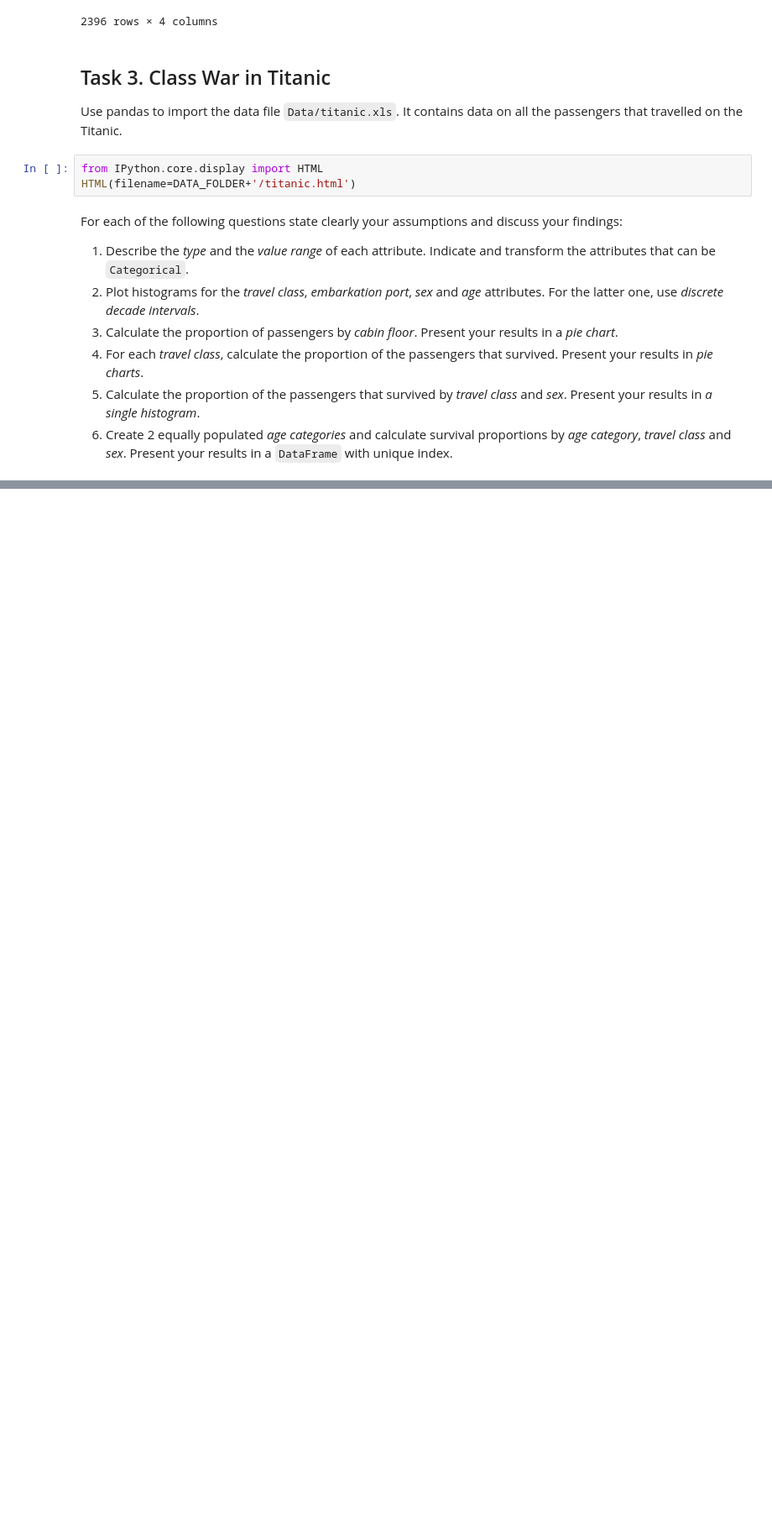
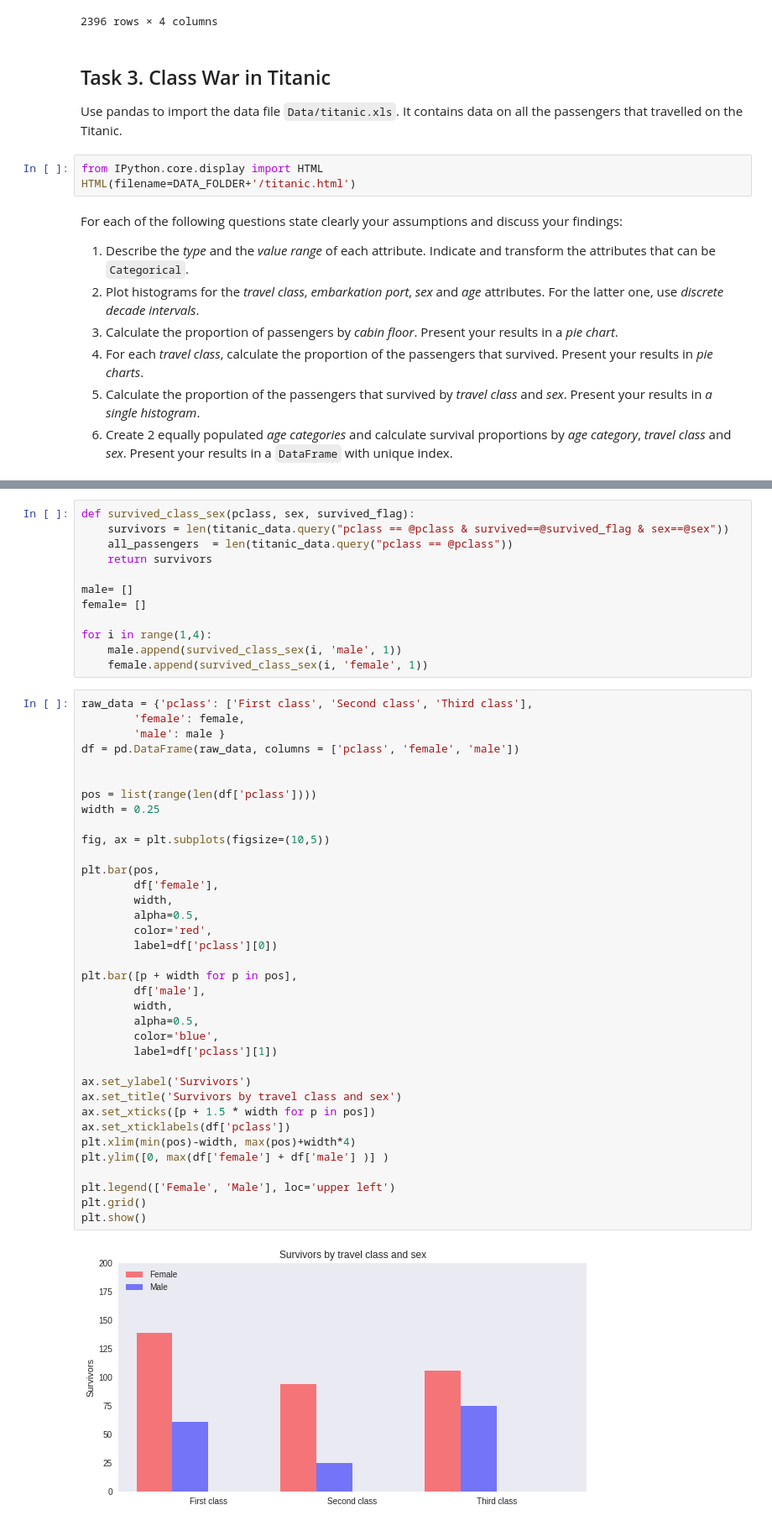
Before and after one commit to MsSquirrel/ADA---MAK, a Jupyter notebook: Homework 1.ipynb, the cells around one changed output, grey strips where cells are left out. Shown: that part at 84% size. Drawn from its saved outputs; the diff is of its cells as text; blank space fills up the shorter version.

```diff
--- a/Homework 1.ipynb
+++ b/Homework 1.ipynb
@@ -155,0 +319,50 @@ For each of the following questions state clearly your assumptions and discuss y
+# %%
+def survived_class_sex(pclass, sex, survived_flag):
+    survivors = len(titanic_data.query("pclass == @pclass & survived==@survived_flag & sex==@sex"))
+    all_passengers  = len(titanic_data.query("pclass == @pclass"))
+    return survivors
+
+male= []
+female= []
+
+for i in range(1,4):
+    male.append(survived_class_sex(i, 'male', 1))
+    female.append(survived_class_sex(i, 'female', 1))
+# %%
+raw_data = {'pclass': ['First class', 'Second class', 'Third class'],
+        'female': female,
+        'male': male }
+df = pd.DataFrame(raw_data, columns = ['pclass', 'female', 'male'])
+
+
+pos = list(range(len(df['pclass'])))
+width = 0.25
+
+fig, ax = plt.subplots(figsize=(10,5))
+
+plt.bar(pos,
+        df['female'],
+        width,
+        alpha=0.5,
+        color='red',
+        label=df['pclass'][0])
+
+plt.bar([p + width for p in pos],
+        df['male'],
+        width,
+        alpha=0.5,
+        color='blue',
+        label=df['pclass'][1])
+
+ax.set_ylabel('Survivors')
+ax.set_title('Survivors by travel class and sex')
+ax.set_xticks([p + 1.5 * width for p in pos])
+ax.set_xticklabels(df['pclass'])
+plt.xlim(min(pos)-width, max(pos)+width*4)
+plt.ylim([0, max(df['female'] + df['male'] )] )
+
+plt.legend(['Female', 'Male'], loc='upper left')
+plt.grid()
+plt.show()
+# %% [output]
+[figure, added]
```
Also changed, not shown: parts of 13 cells of this notebook.
